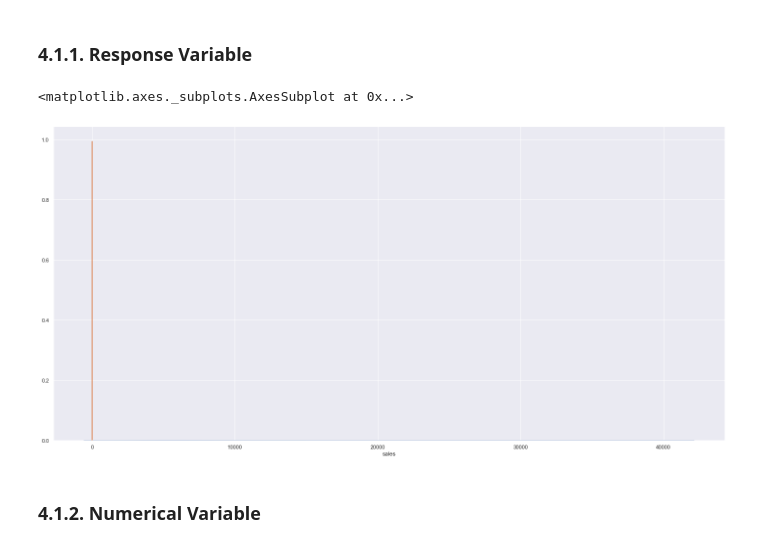
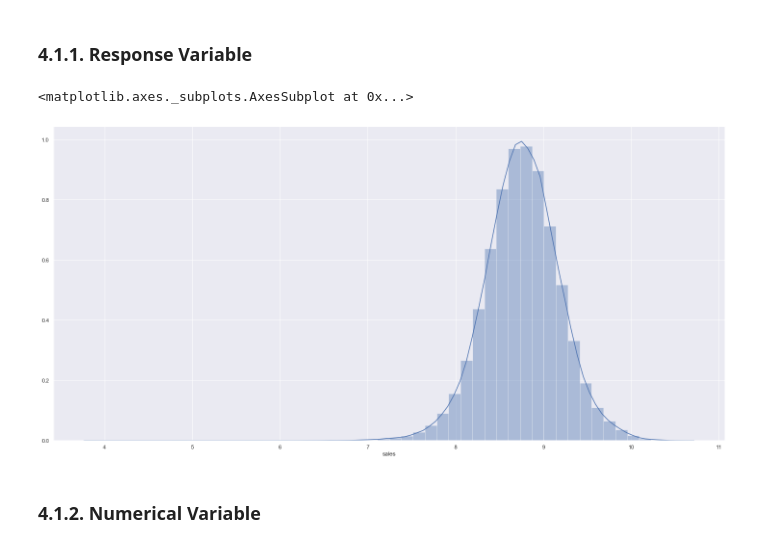
Before and after one commit to TrellixVulnTeam/DsEmProducao_VDBH, a Jupyter notebook: notebooks/m06_v01_store_sales_prediction.ipynb, the cells around one changed output. Drawn from its saved outputs; the diff is of its cells as text; code cells hidden in the pictures.

```diff
--- a/notebooks/m06_v01_store_sales_prediction.ipynb
+++ b/notebooks/m06_v01_store_sales_prediction.ipynb
@@ -441,13 +473,15 @@ df4 = df3.copy()
 # %%
 #Plotagem da distribuicao
 #Lembrar da Kurtose
 #Tem que ficar como uma NORMAL, CENTRADA.
-sns.distplot(df4['sales'])
+#sns.distplot(df4['sales'])
+
+
 #transformacao usando LOG para deixar mais perto de uma NORMAL
 sns.distplot(np.log1p(df4['sales']))
 # %% [output]
 <matplotlib.axes._subplots.AxesSubplot at 0x...>
-[figure, old version]
+[figure, new version]
 # %% [markdown]
 ### 4.1.2.  Numerical Variable
 # %%
```
Also changed, not shown: parts of 53 cells of this notebook.
